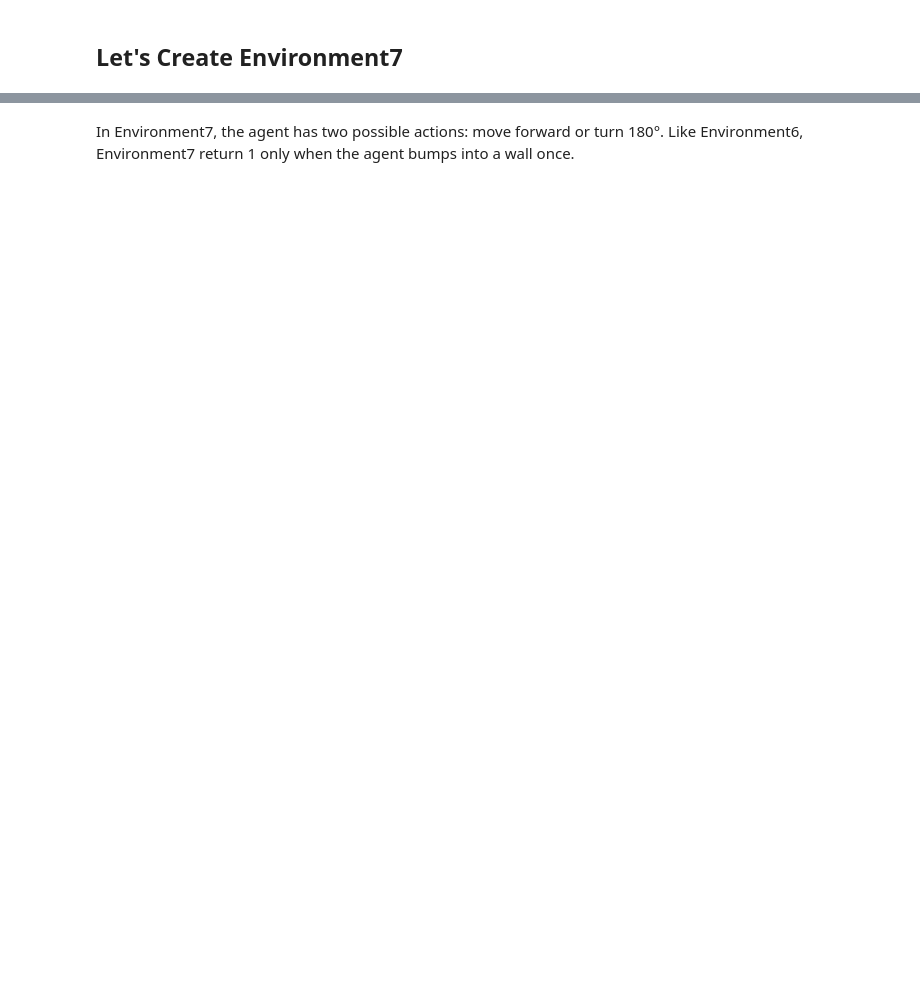
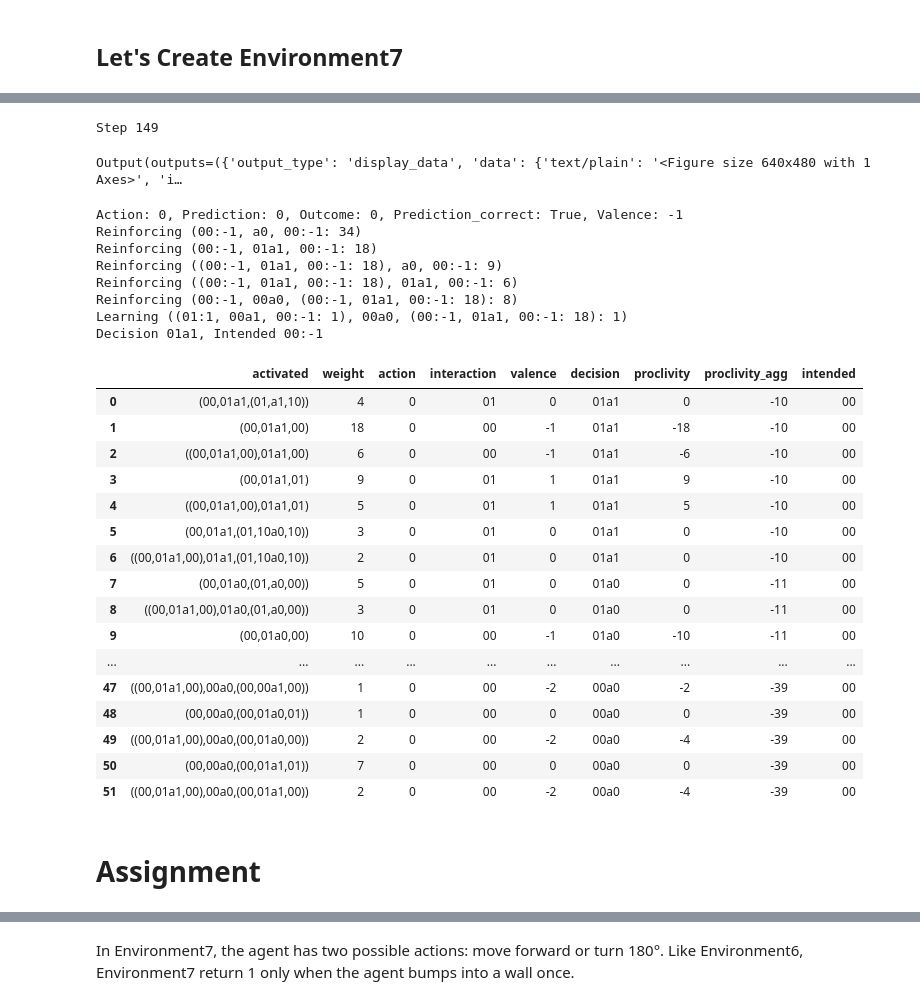
Before and after one commit to PetiteIA/schema_mechanism, a Jupyter notebook: notebooks/agent8.ipynb, the cells around one changed output, grey strips where cells are left out. Saved outputs shown, nothing was run; the diff lists cells and outputs as text; code cells hidden in the pictures; blank space fills up the shorter version.

```diff
--- a/notebooks/agent8.ipynb
+++ b/notebooks/agent8.ipynb
@@ -399,0 +391,61 @@ Decision a1, Intended 11:1
+# %%
+class Environment7(Environment6):
+    def __init__(self):
+        """ Initialize the grid """
+        self.grid = np.array([[1, 0, 0, 0, 1]])
+        self.position = 1
+# %%
+# Instanciate a new agent
+interactions = [
+    Interaction(0,0,-1),
+    Interaction(0,1,1),
+    Interaction(1,0,-1),
+    Interaction(1,1,1)
+]
+a = Agent(interactions)
+e = Environment7()
+
+# Output widget for displaying the plot
+out = Output()
+
+# Run the interaction loop
+step = 0
+outcome = 0
+# %%
+print(f"Step {step}")
+step += 1
+e.display()
+display(out)
+action = a.action(outcome)
+outcome = e.outcome(action)
+a.proposed_df
+# %% [output]
+Step 149
+Output(outputs=({'output_type': 'display_data', 'data': {'text/plain': '<Figure size 640x480 with 1 Axes>', 'i…
+Action: 0, Prediction: 0, Outcome: 0, Prediction_correct: True, Valence: -1
+Reinforcing (00:-1, a0, 00:-1: 34)
+Reinforcing (00:-1, 01a1, 00:-1: 18)
+Reinforcing ((00:-1, 01a1, 00:-1: 18), a0, 00:-1: 9)
+Reinforcing ((00:-1, 01a1, 00:-1: 18), 01a1, 00:-1: 6)
+Reinforcing (00:-1, 00a0, (00:-1, 01a1, 00:-1: 18): 8)
+Learning ((01:1, 00a1, 00:-1: 1), 00a0, (00:-1, 01a1, 00:-1: 18): 1)
+Decision 01a1, Intended 00:-1
+|  | activated | weight | action | interaction | valence | decision | proclivity | proclivity_agg | intended |
+| 0 | (00,01a1,(01,a1,10)) | 4 | 0 | 01 | 0 | 01a1 | 0 | -10 | 00 |
+| 1 | (00,01a1,00) | 18 | 0 | 00 | -1 | 01a1 | -18 | -10 | 00 |
+| 2 | ((00,01a1,00),01a1,00) | 6 | 0 | 00 | -1 | 01a1 | -6 | -10 | 00 |
+| 3 | (00,01a1,01) | 9 | 0 | 01 | 1 | 01a1 | 9 | -10 | 00 |
+| 4 | ((00,01a1,00),01a1,01) | 5 | 0 | 01 | 1 | 01a1 | 5 | -10 | 00 |
+| 5 | (00,01a1,(01,10a0,10)) | 3 | 0 | 01 | 0 | 01a1 | 0 | -10 | 00 |
+| 6 | ((00,01a1,00),01a1,(01,10a0,10)) | 2 | 0 | 01 | 0 | 01a1 | 0 | -10 | 00 |
+| 7 | (00,01a0,(01,a0,00)) | 5 | 0 | 01 | 0 | 01a0 | 0 | -11 | 00 |
+| 8 | ((00,01a1,00),01a0,(01,a0,00)) | 3 | 0 | 01 | 0 | 01a0 | 0 | -11 | 00 |
+| 9 | (00,01a0,00) | 10 | 0 | 00 | -1 | 01a0 | -10 | -11 | 00 |
+| ... | ... | ... | ... | ... | ... | ... | ... | ... | ... |
+| 47 | ((00,01a1,00),00a0,(00,00a1,00)) | 1 | 0 | 00 | -2 | 00a0 | -2 | -39 | 00 |
+| 48 | (00,00a0,(00,01a0,01)) | 1 | 0 | 00 | 0 | 00a0 | 0 | -39 | 00 |
+| 49 | ((00,01a1,00),00a0,(00,01a0,00)) | 2 | 0 | 00 | -2 | 00a0 | -4 | -39 | 00 |
+| 50 | (00,00a0,(00,01a1,01)) | 7 | 0 | 00 | 0 | 00a0 | 0 | -39 | 00 |
+| 51 | ((00,01a1,00),00a0,(00,01a1,00)) | 2 | 0 | 00 | -2 | 00a0 | -4 | -39 | 00 |
+# %% [markdown]
+# Assignment
```
Also changed, not shown: parts of 14 cells of this notebook, 1 other file.
